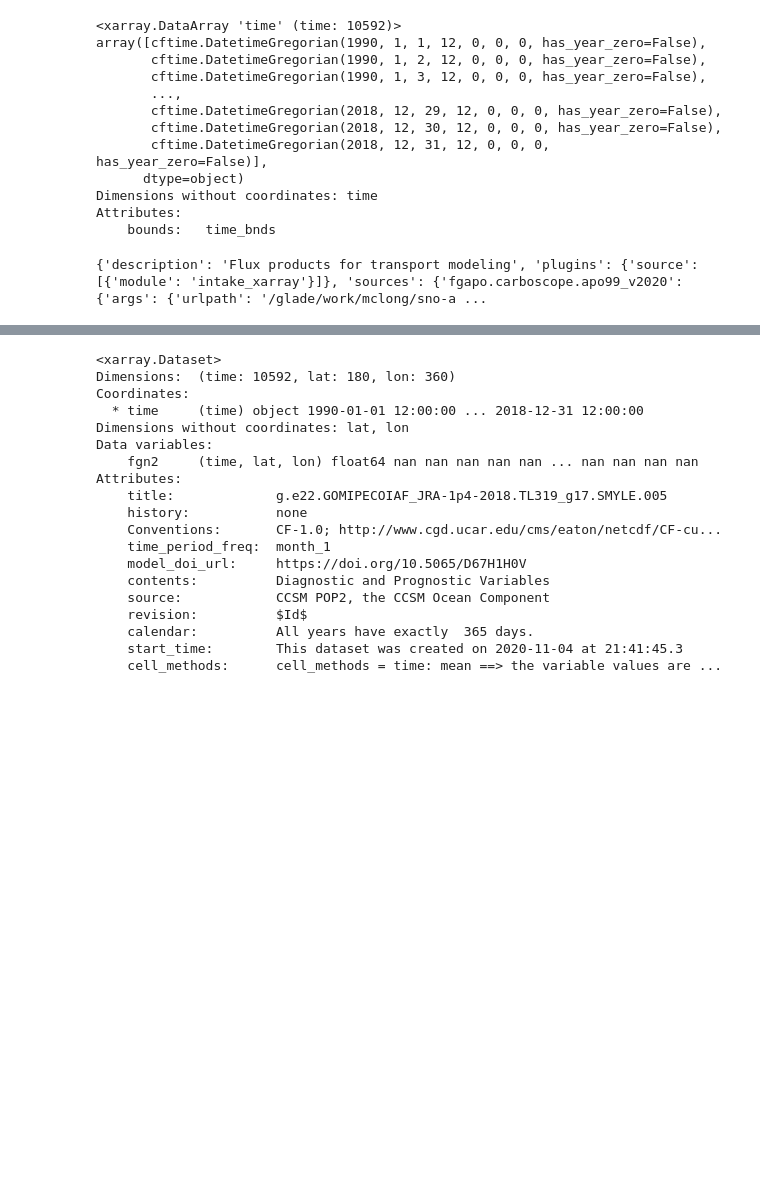
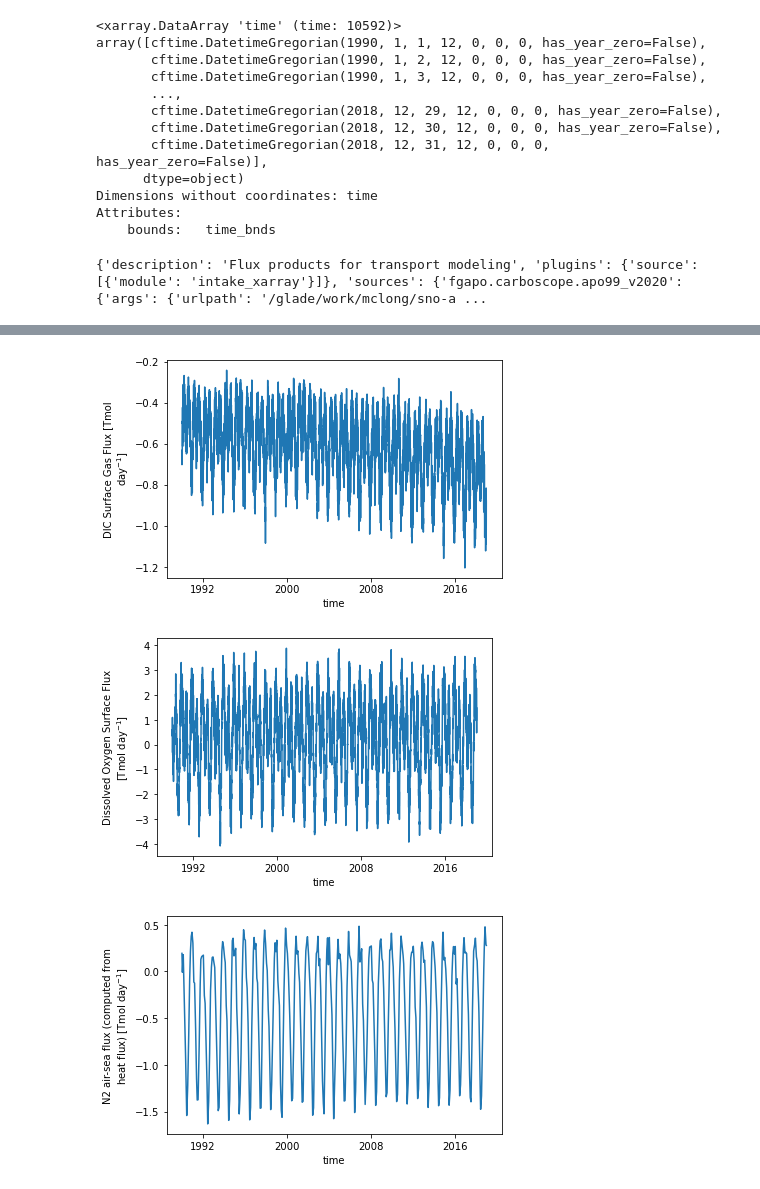
Before and after one commit to matt-long/sno-analysis, a Jupyter notebook: notebooks/_fgco2_fgo2_cesm_fosi.ipynb, the cells around one changed output, grey strips where cells are left out. Drawn from its saved outputs; the diff is of its cells as text; code cells hidden in the pictures; blank space fills up the shorter version.

Commit message:
cesm calendar offset corrected

```diff
--- a/notebooks/_fgco2_fgo2_cesm_fosi.ipynb
+++ b/notebooks/_fgco2_fgo2_cesm_fosi.ipynb
@@ -126,0 +124,3 @@ Workers
+# %%
+year_offset = 2018 - 366
+year_offset
@@ -127,10 +129,9 @@ Workers
 # %%
 %%time
-clobber = False
+clobber = True
 
 path = '/glade/campaign/cesm/development/espwg/SMYLE/initial_conditions/SMYLE-FOSI/ocn/proc/tseries'
 case = 'g.e22.GOMIPECOIAF_JRA-1p4-2018.TL319_g17.SMYLE.005'
-year_offset = 1644
 
 xr_open_kwargs = dict(chunks={'nlat': 16},
                       decode_coords=False,
@@ -138,10 +139,11 @@ xr_open_kwargs = dict(chunks={'nlat': 16},
                      )
 
 cesm_varnames = {
-        'fgco2': {'varname': 'FG_CO2_2', 'freq': 'day_1', 'stream': 'pop.h.ecosys.nday1'},
-        'fgo2': {'varname': 'STF_O2_2',  'freq': 'day_1', 'stream': 'pop.h.ecosys.nday1'},
-        'fgn2': {'varname': ['SHF', 'SALT', 'TEMP'],  'freq': 'month_1', 'stream': 'pop.h'},
+    "fgco2": {"varname": "FG_CO2_2", "freq": "day_1", "stream": "pop.h.ecosys.nday1"},
+    "fgo2": {"varname": "STF_O2_2", "freq": "day_1", "stream": "pop.h.ecosys.nday1"},
+    "fgn2": {"varname": ["SHF", "SALT", "TEMP"], "freq": "month_1", "stream": "pop.h"},
 }
+
 
 
 nmolcm2s_molm2s = 1e-9 * 1e4
@@ -153,8 +155,10 @@ for v in variables:
 
     # output file
     file_out = f"{config.flux_product_dir}/{v}.{case}.{year_range[0]}0101-{year_range[1]}1231.nc"
+
     if os.path.exists(file_out) and not clobber:
         print(f'exists: {file_out}')
+        dsets[v] = xr.open_dataset(file_out)
         continue
 
     # get variable, stream and frequency
@@ -180,7 +184,7 @@ for v in variables:
         ds = xr.merge(ds_list)
 
         if v == 'fgn2':
-            ds = ds.isel(z_t=0).rename({'SHF': 'hfds', 'SALT': 'sos', 'TEMP': 'tos'})
+            ds = ds.isel(z_t=0, drop=True).rename({'SHF': 'hfds', 'SALT': 'sos', 'TEMP': 'tos'})
             ds = util.compute_fgn2(ds, scaleby=1.0).drop(['hfds', 'sos', 'tos'])
             ds.fgn2.attrs['units'] = 'mol/m^2/s'
 
@@ -193,6 +197,8 @@ for v in variables:
             ds_jan_last['time_bound'][0, :] = ds_jan_last.time_bound[0, :] + 365.
             ds = xr.concat((ds, ds_jan_last), dim='time')
     else:
+        file = sorted(glob(f'{path}/{freq}/{case}.{stream}.{varname}.{dateglob}.nc'))
+        assert len(file) == 1
         ds = xr.open_dataset(file[0], **xr_open_kwargs).rename({varname: v})
 
     time_bounds = ds[ds.time.bounds]
@@ -247,6 +253,7 @@ for v in variables:
 
     util.to_netcdf_clean(dso, file_out)
 
+    dsets[v] = dso
     curator.add_source(
         key=f"{v}.cesm_fosi_smyle",
         urlpath=file_out,
@@ -258,25 +280,15 @@ exists: /glade/work/mclong/sno-analysis/flux-products/fgo2.g.e22.GOMIPECOIAF_JRA
+# %%
+for key, dsi in dsets.items():
+    v = key
+    plt.figure()
+    with xr.set_options(keep_attrs=True):
+        global_sum = ((dsi[v] * dsi.area).sum(['lat', 'lon'])) * 1e-12 * 86400.
+        global_sum.attrs['units'] = 'Tmol day$^{-1}$'
+    global_sum.plot()
+# %% [output]
+[figure, added]
+[figure, added]
+[figure, added]
 # %%
 client.close()
 cluster.close()
-# %%
-dso
-# %% [output]
-<xarray.Dataset>
-Dimensions:  (time: 10592, lat: 180, lon: 360)
-Coordinates:
-  * time     (time) object 1990-01-01 12:00:00 ... 2018-12-31 12:00:00
-Dimensions without coordinates: lat, lon
-Data variables:
-    fgn2     (time, lat, lon) float64 nan nan nan nan nan ... nan nan nan nan
-Attributes:
-    title:             g.e22.GOMIPECOIAF_JRA-1p4-2018.TL319_g17.SMYLE.005
-    history:           none
-    Conventions:       CF-1.0; http://www.cgd.ucar.edu/cms/eaton/netcdf/CF-cu...
-    time_period_freq:  month_1
-    model_doi_url:     https://doi.org/10.5065/D67H1H0V
-    contents:          Diagnostic and Prognostic Variables
-    source:            CCSM POP2, the CCSM Ocean Component
-    revision:          $Id$
-    calendar:          All years have exactly  365 days.
-    start_time:        This dataset was created on 2020-11-04 at 21:41:45.3
-    cell_methods:      cell_methods = time: mean ==> the variable values are ...
```
Also changed, not shown: parts of 3 cells of this notebook, 4 other files.
